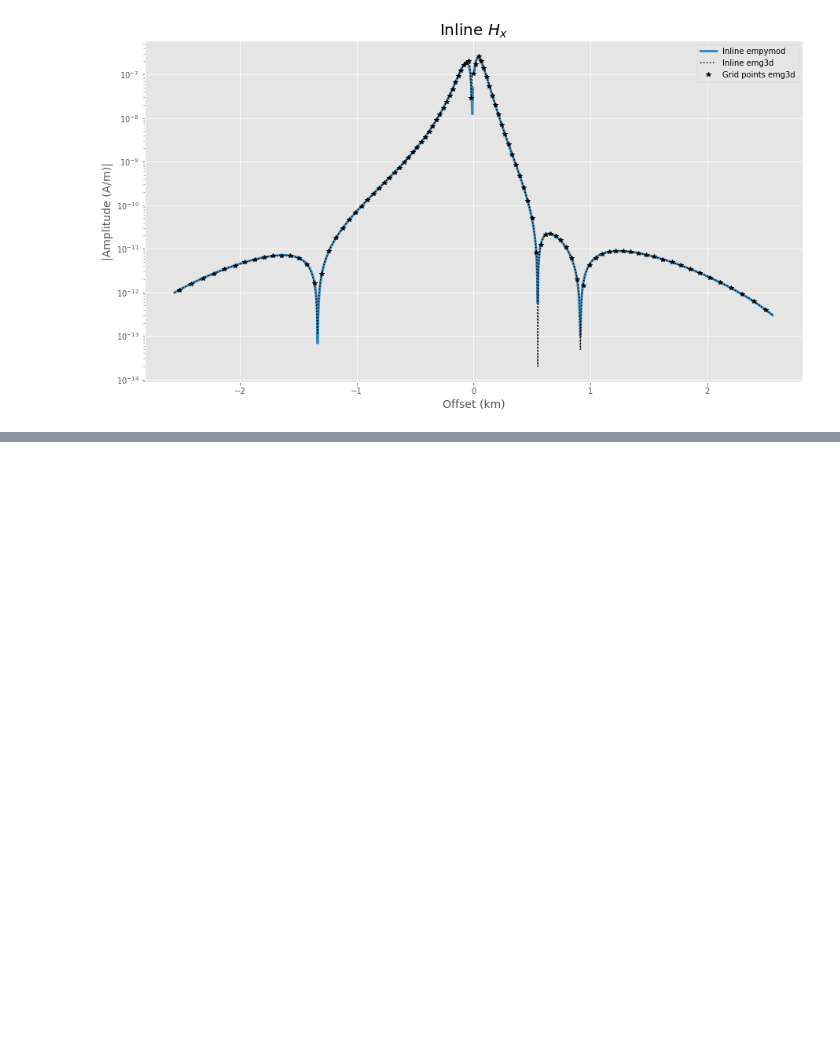
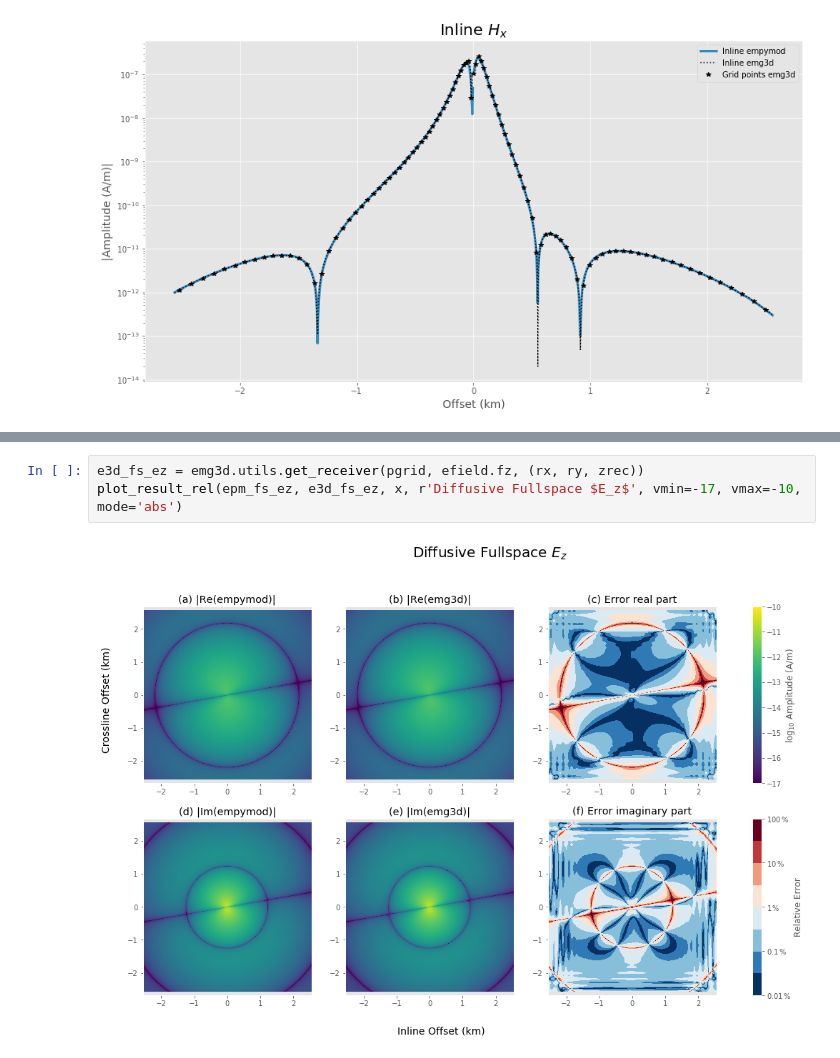
Before and after one commit to emsig/emg3d-examples, a Jupyter notebook: 5d_Magnetic_source_using_duality.ipynb, the cells around one changed output, grey strips where cells are left out. Drawn from its saved outputs; the diff is of its cells as text; blank space fills up the shorter version.

```diff
--- a/5d_Magnetic_source_using_duality.ipynb
+++ b/5d_Magnetic_source_using_duality.ipynb
@@ -283,3 +336,8 @@ plot_lineplot_ex(x, x, e3d_fs_hx.real, epm_fs_hx.real, pgrid)
+# %%
+e3d_fs_ez = emg3d.utils.get_receiver(pgrid, efield.fz, (rx, ry, zrec))
+plot_result_rel(epm_fs_ez, e3d_fs_ez, x, r'Diffusive Fullspace $E_z$', vmin=-17, vmax=-10, mode='abs')
+# %% [output]
+[figure, added]
 # %%
 emg3d.Report(empymod)
 # %% [output]
```
Also changed, not shown: parts of 10 cells of this notebook, 1 other file.
